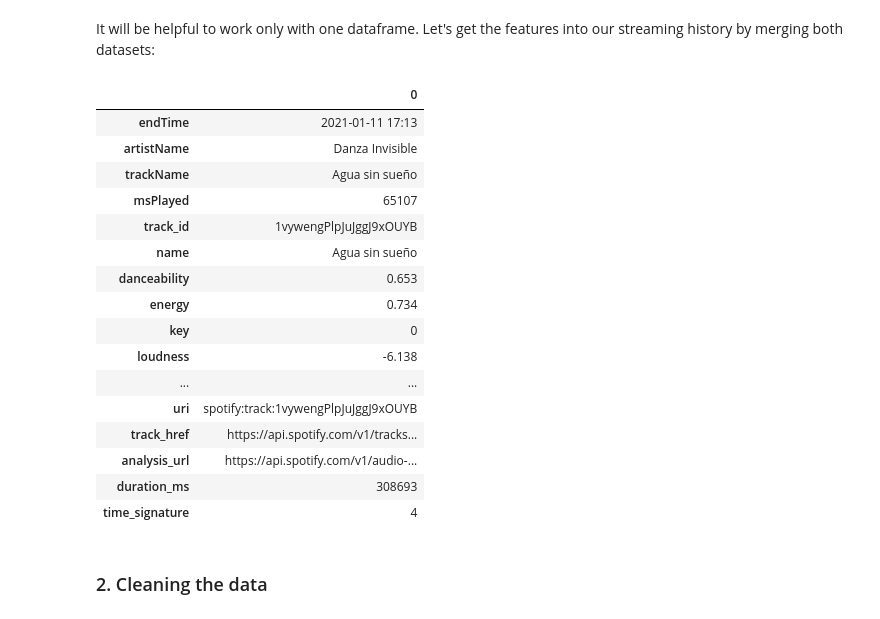
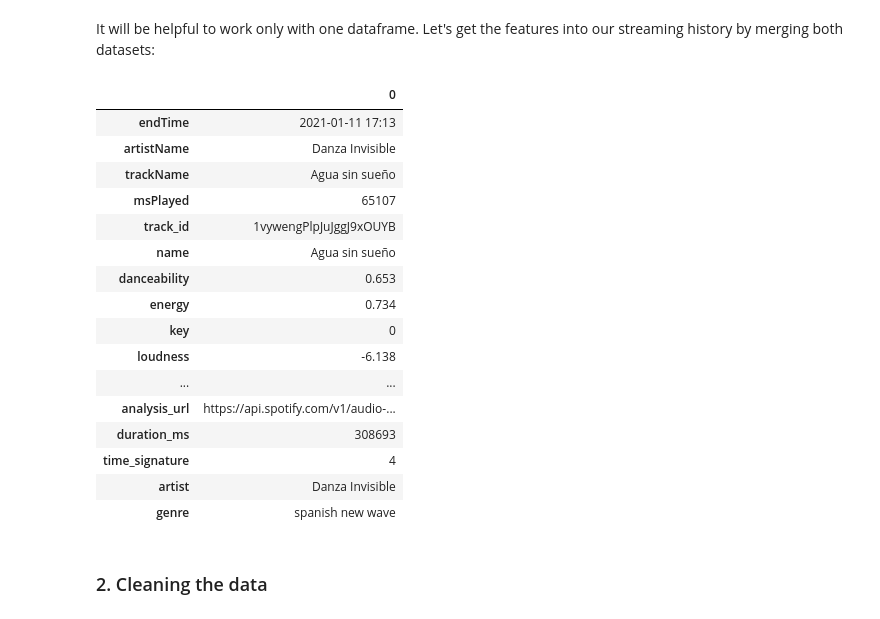
Before and after one commit to anferben/my_spotify_analytics, a Jupyter notebook: notebooks/02-spotify-eda.ipynb, the cells around one changed output. Drawn from its saved outputs; the diff is of its cells as text; code cells hidden in the pictures.

Commit message:
genre added to dataframe, song_listened yes/no feature created

```diff
--- a/notebooks/02-spotify-eda.ipynb
+++ b/notebooks/02-spotify-eda.ipynb
@@ -11,7 +11,8 @@ The Streming History data and in general all the data files received from the re
 
 In the same way, song features variables are explained in Spotify's [documentation](https://developer.spotify.com/documentation/web-api/reference/#/operations/get-audio-features).
 # %%
-df_track_features = pd.read_csv('../data/track_features.csv', )
+df_track_features = pd.read_csv('../data/track_features.csv')
+df_artist_genres = pd.read_csv('../data/artist_genres.csv')
 df_stream_hist = pd.read_csv('../data/streaming_history.csv')
 # %%
 df_stream_hist.head()
@@ -26,25 +27,27 @@ df_stream_hist.head()
 It will be helpful to work only with one dataframe. Let's get the features into our streaming history by merging both datasets:
 # %%
 df_spotify = df_stream_hist.merge(df_track_features, how='inner', left_on='track_id', right_on='id')
+df_spotify = df_spotify.merge(df_artist_genres, how='inner', left_on='artistName', right_on='artist')
+
 df_spotify.head(1).T
 # %% [output]
 |  | 0 |
 | endTime | 2021-01-11 17:13 |
 | artistName | Danza Invisible |
 | trackName | Agua sin sueño |
 | msPlayed | 65107 |
 | track_id | 1vywengPlpJuJggJ9xOUYB |
 | name | Agua sin sueño |
 | danceability | 0.653 |
 | energy | 0.734 |
 | key | 0 |
 | loudness | -6.138 |
 | ... | ... |
-| uri | spotify:track:1vywengPlpJuJggJ9xOUYB |
-| track_href | https://api.spotify.com/v1/tracks... |
 | analysis_url | https://api.spotify.com/v1/audio-... |
 | duration_ms | 308693 |
 | time_signature | 4 |
+| artist | Danza Invisible |
+| genre | spanish new wave |
 # %% [markdown]
 ### 2. Cleaning the data
 # %% [markdown]
```
Also changed, not shown: parts of 39 cells of this notebook, 5 other files.
